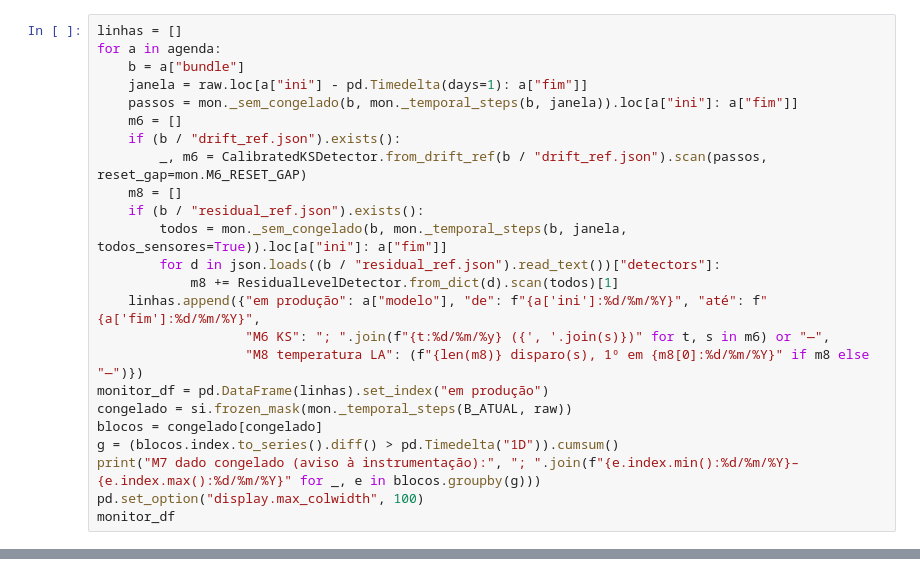
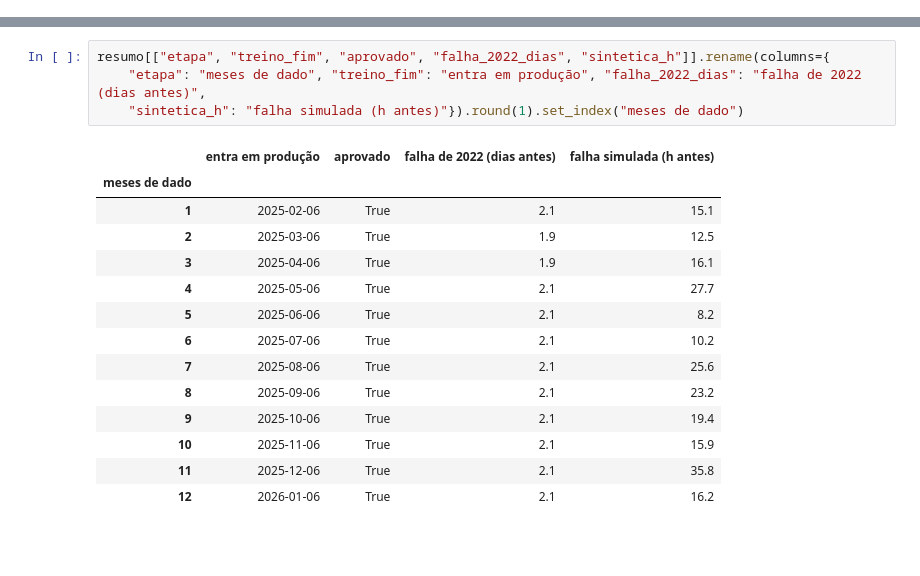
Before and after one commit to SIMPred-Petrobras/transpetro-models, a Jupyter notebook: notebooks/drift/replay_pipeline_B-8802B.ipynb, the cells around one changed output, grey strips where cells are left out. Saved outputs shown, nothing was run; the diff lists cells and outputs as text; blank space fills up the shorter version.

```diff
--- a/notebooks/drift/replay_pipeline_B-8802B.ipynb
+++ b/notebooks/drift/replay_pipeline_B-8802B.ipynb
@@ -168,24 +88,0 @@ ainda não cobre o ano (aparecem regimes novos), e o retreino do mês seguinte j
-# %%
-linhas = []
-for a in agenda:
-    b = a["bundle"]
-    janela = raw.loc[a["ini"] - pd.Timedelta(days=1): a["fim"]]
-    passos = mon._sem_congelado(b, mon._temporal_steps(b, janela)).loc[a["ini"]: a["fim"]]
-    m6 = []
-    if (b / "drift_ref.json").exists():
-        _, m6 = CalibratedKSDetector.from_drift_ref(b / "drift_ref.json").scan(passos, reset_gap=mon.M6_RESET_GAP)
-    m8 = []
-    if (b / "residual_ref.json").exists():
-        todos = mon._sem_congelado(b, mon._temporal_steps(b, janela, todos_sensores=True)).loc[a["ini"]: a["fim"]]
-        for d in json.loads((b / "residual_ref.json").read_text())["detectors"]:
-            m8 += ResidualLevelDetector.from_dict(d).scan(todos)[1]
-    linhas.append({"em produção": a["modelo"], "de": f"{a['ini']:%d/%m/%Y}", "até": f"{a['fim']:%d/%m/%Y}",
-                   "M6 KS": "; ".join(f"{t:%d/%m/%y} ({', '.join(s)})" for t, s in m6) or "—",
-                   "M8 temperatura LA": (f"{len(m8)} disparo(s), 1º em {m8[0]:%d/%m/%Y}" if m8 else "—")})
-monitor_df = pd.DataFrame(linhas).set_index("em produção")
-congelado = si.frozen_mask(mon._temporal_steps(B_ATUAL, raw))
-blocos = congelado[congelado]
-g = (blocos.index.to_series().diff() > pd.Timedelta("1D")).cumsum()
-print("M7 dado congelado (aviso à instrumentação):", "; ".join(f"{e.index.min():%d/%m/%Y}–{e.index.max():%d/%m/%Y}" for _, e in blocos.groupby(g)))
-pd.set_option("display.max_colwidth", 100)
-monitor_df
@@ -358,0 +178,19 @@ episódios em 18 meses, sem perder a detecção da falha de 2022 em nenhum mês,
+# %%
+resumo[["etapa", "treino_fim", "aprovado", "falha_2022_dias", "sintetica_h"]].rename(columns={
+    "etapa": "meses de dado", "treino_fim": "entra em produção", "falha_2022_dias": "falha de 2022 (dias antes)",
+    "sintetica_h": "falha simulada (h antes)"}).round(1).set_index("meses de dado")
+# %% [output]
+|  | entra em produção | aprovado | falha de 2022 (dias antes) | falha simulada (h antes) |
+| meses de dado |  |  |  |  |
+| 1 | 2025-02-06 | True | 2.1 | 15.1 |
+| 2 | 2025-03-06 | True | 1.9 | 12.5 |
+| 3 | 2025-04-06 | True | 1.9 | 16.1 |
+| 4 | 2025-05-06 | True | 2.1 | 27.7 |
+| 5 | 2025-06-06 | True | 2.1 | 8.2 |
+| 6 | 2025-07-06 | True | 2.1 | 10.2 |
+| 7 | 2025-08-06 | True | 2.1 | 25.6 |
+| 8 | 2025-09-06 | True | 2.1 | 23.2 |
+| 9 | 2025-10-06 | True | 2.1 | 19.4 |
+| 10 | 2025-11-06 | True | 2.1 | 15.9 |
+| 11 | 2025-12-06 | True | 2.1 | 35.8 |
+| 12 | 2026-01-06 | True | 2.1 | 16.2 |
```
Also changed, not shown: parts of 26 cells of this notebook.
